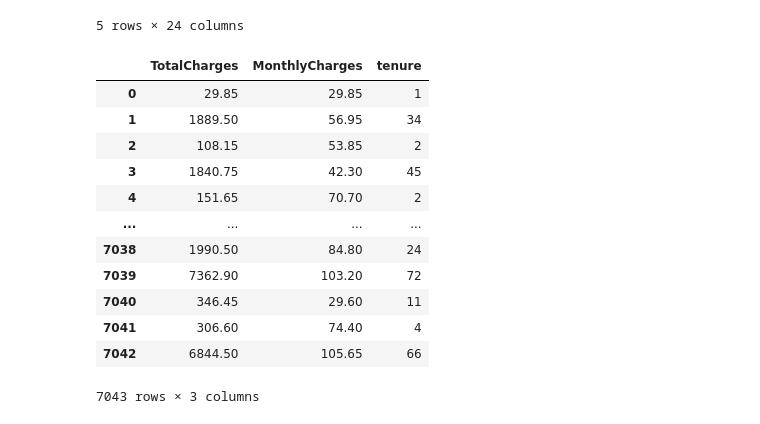
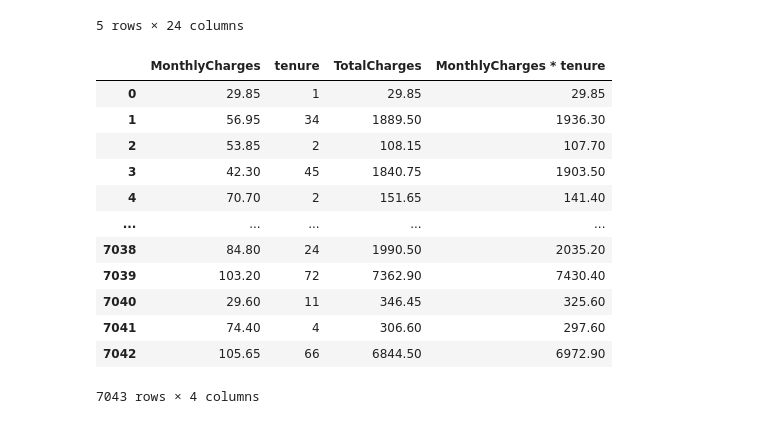
Before and after one commit to ishaandrade/telco-customer-churn, a Jupyter notebook: notebooks/EDA.ipynb, the cells around one changed output. Cells and saved outputs as stored; diff of their text form; code cells hidden in the pictures.

Commit message:
Implemented data cleaning and checked for multicollinearity

```diff
--- a/notebooks/EDA.ipynb
+++ b/notebooks/EDA.ipynb
@@ -360,19 +348,20 @@ df.head()
 5 rows × 24 columns
 # %%
 # Checking the relation between 'TotalCharges' and 'MonthlyCharges'
-cols = ['TotalCharges', 'MonthlyCharges', 'tenure']
-df[cols]
+cols = ['MonthlyCharges', 'tenure', 'TotalCharges']
+temp = pd.concat([df[cols], pd.DataFrame(data=df['MonthlyCharges'] * df['tenure'], columns=['MonthlyCharges * tenure'])], axis=1)
+temp
 # %% [output]
-|  | TotalCharges | MonthlyCharges | tenure |
-| 0 | 29.85 | 29.85 | 1 |
-| 1 | 1889.50 | 56.95 | 34 |
-| 2 | 108.15 | 53.85 | 2 |
-| 3 | 1840.75 | 42.30 | 45 |
-| 4 | 151.65 | 70.70 | 2 |
-| ... | ... | ... | ... |
-| 7038 | 1990.50 | 84.80 | 24 |
-| 7039 | 7362.90 | 103.20 | 72 |
-| 7040 | 346.45 | 29.60 | 11 |
-| 7041 | 306.60 | 74.40 | 4 |
-| 7042 | 6844.50 | 105.65 | 66 |
+|  | MonthlyCharges | tenure | TotalCharges | MonthlyCharges * tenure |
+| 0 | 29.85 | 1 | 29.85 | 29.85 |
+| 1 | 56.95 | 34 | 1889.50 | 1936.30 |
+| 2 | 53.85 | 2 | 108.15 | 107.70 |
+| 3 | 42.30 | 45 | 1840.75 | 1903.50 |
+| 4 | 70.70 | 2 | 151.65 | 141.40 |
+| ... | ... | ... | ... | ... |
+| 7038 | 84.80 | 24 | 1990.50 | 2035.20 |
+| 7039 | 103.20 | 72 | 7362.90 | 7430.40 |
+| 7040 | 29.60 | 11 | 346.45 | 325.60 |
+| 7041 | 74.40 | 4 | 306.60 | 297.60 |
+| 7042 | 105.65 | 66 | 6844.50 | 6972.90 |
-7043 rows × 3 columns
+7043 rows × 4 columns
```
Also changed, not shown: parts of 12 cells of this notebook.
